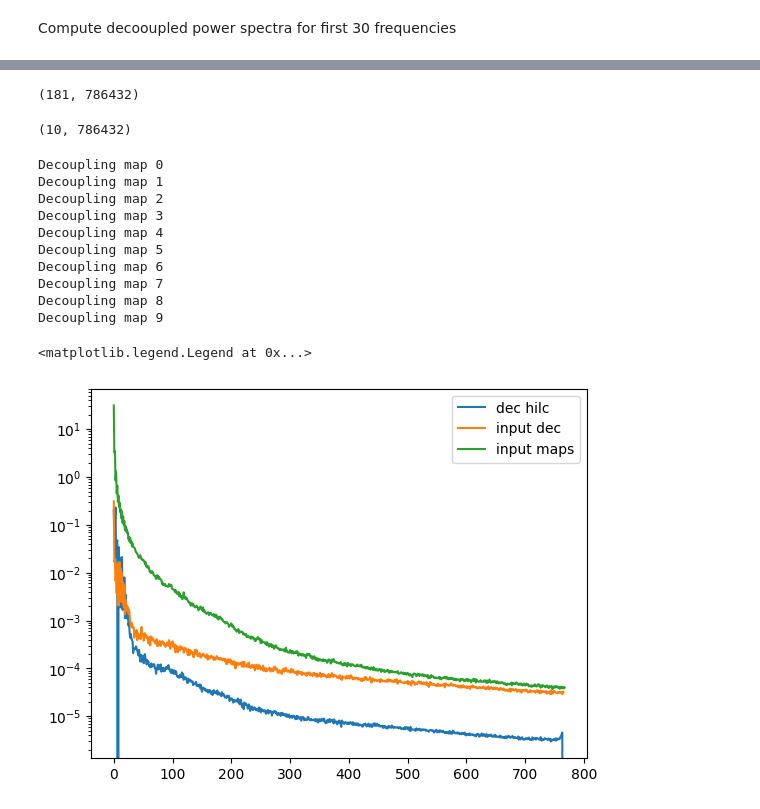
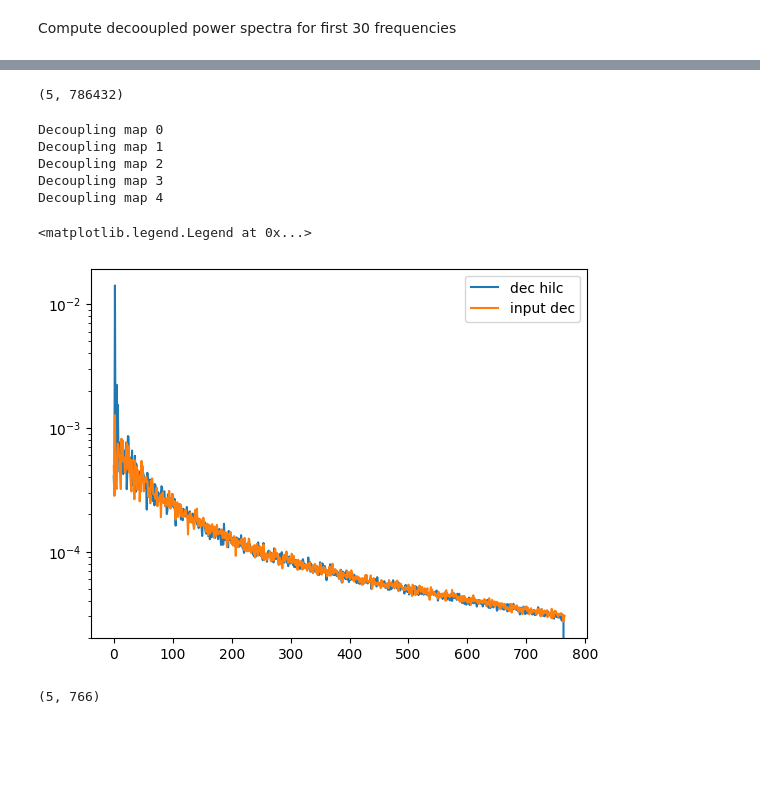
Before and after one commit to urwa99/MASS_Thesis, a Jupyter notebook: HI/HI_HILC.ipynb, the cells around one changed output, grey strips where cells are left out. Saved outputs shown, nothing was run; the diff lists cells and outputs as text; code cells hidden in the pictures; blank space fills up the shorter version.

```diff
--- a/HI/HI_HILC.ipynb
+++ b/HI/HI_HILC.ipynb
@@ -190,7 +151,7 @@ float64
 # %% [markdown]
 Compute decooupled power spectra for first 30 frequencies
 # %%
-cl_dec= compute_decoupled_cl(smoothed_maps[:10], mask, False, nside, lmax, len(freqs[:10]))
+cl_dec= compute_master(smoothed_hi_maps[:nfreqs], mask, False, nside, lmax, nfreqs)
 # %% [output]
 Decoupling map 0
 Decoupling map 1
@@ -202,44 +165,33 @@ print(cl_dec.shape)
 # %%
 npix= hp.nside2npix(nside)
 alm_size=hp.Alm.getsize(lmax-2)
-# %%
-print(noise.shape)
-# %% [output]
-(181, 786432)
 # %%
-_, weights = compute_weights(len(freqs[:10]), lmax-2, cl_dec)
-masked_maps, alms_masked= mask_maps(smoothed_maps[:10], mask, alm_size,lmax-2, len(freqs[:10]), npix)
-# _, noisy_alms=add_noise(masked_maps, noise[:30,:], lmax-2)
+_, weights = compute_weights(nfreqs, lmax-2, cl_dec)
+masked_maps, alms_masked= mask_maps(smoothed_hi_maps[:nfreqs], mask, alm_size,lmax-2, nfreqs, npix)
+# _, noisy_alms=add_noise(masked_maps, noise)
 alm_ilc=compute_alm_ilc(alms_masked, alm_size, weights, lmax-2)
 clean_maps = hp.alm2map(alm_ilc, nside, lmax=lmax-2, mmax=None)
 # %%
-clean_maps=np.tile(clean_maps, (1, 10))
-clean_maps = clean_maps.reshape(10, npix)
+clean_maps=np.tile(clean_maps, (1, nfreqs))
+clean_maps = clean_maps.reshape(nfreqs, npix)
 print(clean_maps.shape)
 # %% [output]
-(10, 786432)
+(5, 786432)
 # %%
-hilc_dec= compute_master(clean_maps, mask, True, nside, lmax, 10)
+hilc_dec= compute_master(clean_maps, mask, True, nside, lmax,nfreqs)
 # %% [output]
 Decoupling map 0
 Decoupling map 1
 Decoupling map 2
 Decoupling map 3
 Decoupling map 4
-Decoupling map 5
-Decoupling map 6
-Decoupling map 7
-Decoupling map 8
-Decoupling map 9
 # %%
-# hilc= hp.anafast(clean_maps[0])
-input= hp.anafast(smoothed_maps[0])
-# plt.plot(hilc, label="anadfast of hilc")
-plt.plot(hilc_dec[:,0,0],label="dec hilc")
+input= hp.anafast(smoothed_hi_maps[0])
+plt.plot(hilc_dec[:,0,0]*nfreqs,label="dec hilc")
 plt.plot(cl_dec[:,0,0], label="input dec")
-plt.plot(input, label="input maps")
+# plt.plot(input[2:], label="input maps")
 plt.yscale("log")
 plt.legend()
 # %% [output]
 <matplotlib.legend.Legend at 0x...>
-[figure, old version]
+[figure, new version]
@@ -247,0 +198,4 @@ all_maps=np.load("/home/iloveorcas/MASS_Thesis/results/contaminated_maps.npy")
+# %%
+weights.shape
+# %% [output]
+(5, 766)
```
Also changed, not shown: parts of 19 cells of this notebook.
